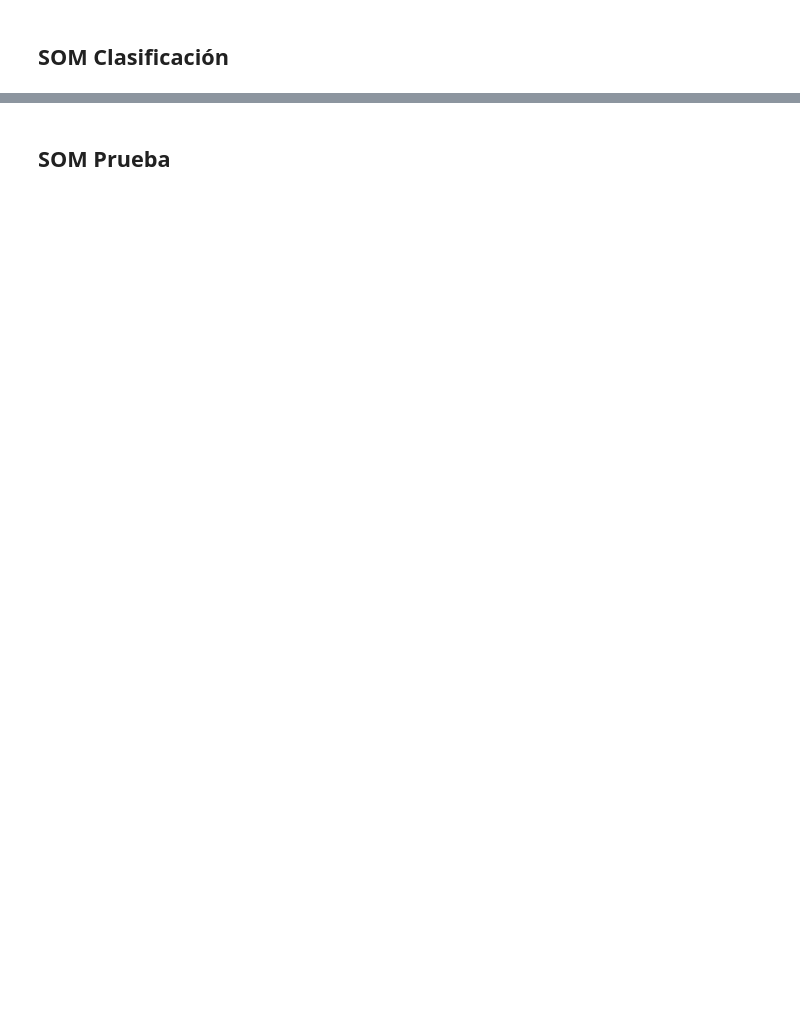
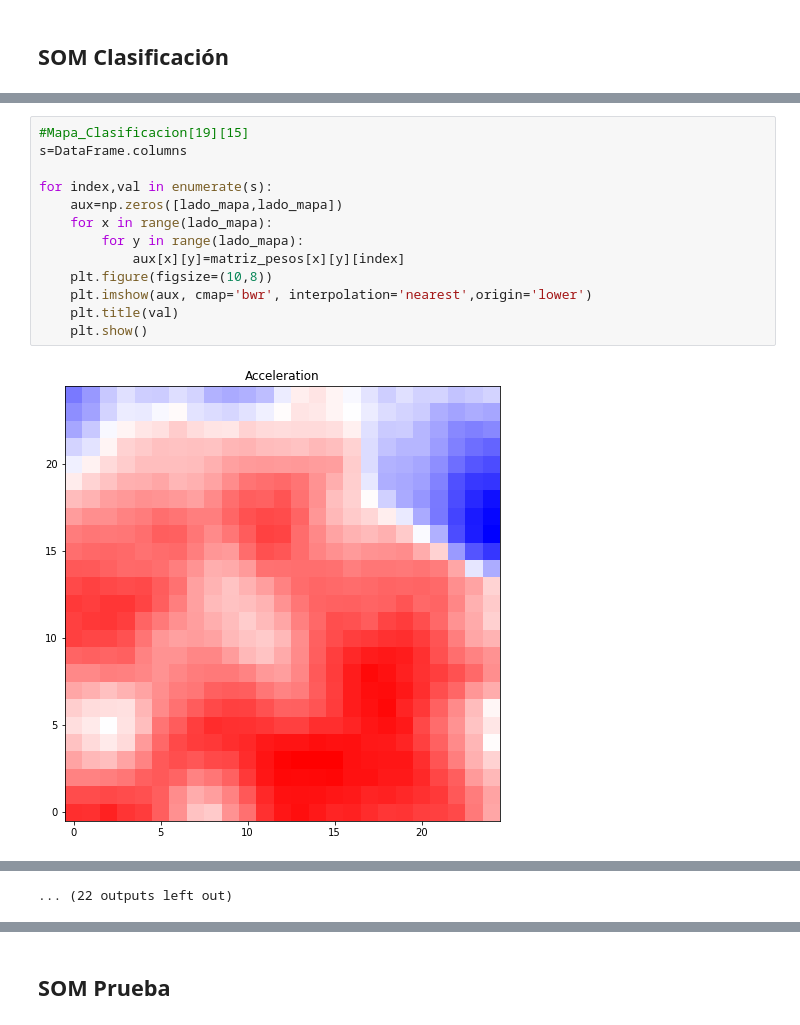
Before and after one commit to marcos261099/Practica1IA2, a Jupyter notebook: p2/L1P2-SOM_jugadores-resultado.ipynb, the cells around one changed output, grey strips where cells are left out. Saved outputs shown, nothing was run; the diff lists cells and outputs as text; blank space fills up the shorter version.

```diff
--- a/p2/L1P2-SOM_jugadores-resultado.ipynb
+++ b/p2/L1P2-SOM_jugadores-resultado.ipynb
@@ -315,0 +324,15 @@ plt.show()
+# %%
+#Mapa_Clasificacion[19][15]
+s=DataFrame.columns
+
+for index,val in enumerate(s):
+    aux=np.zeros([lado_mapa,lado_mapa])
+    for x in range(lado_mapa):
+        for y in range(lado_mapa):
+            aux[x][y]=matriz_pesos[x][y][index]
+    plt.figure(figsize=(10,8))
+    plt.imshow(aux, cmap='bwr', interpolation='nearest',origin='lower')
+    plt.title(val)
+    plt.show()
+# %% [output]
+[figure, added]
@@ -315,0 +350 @@ plt.show()
+... (22 outputs left out)
```
Also changed, not shown: parts of 22 cells of this notebook.
